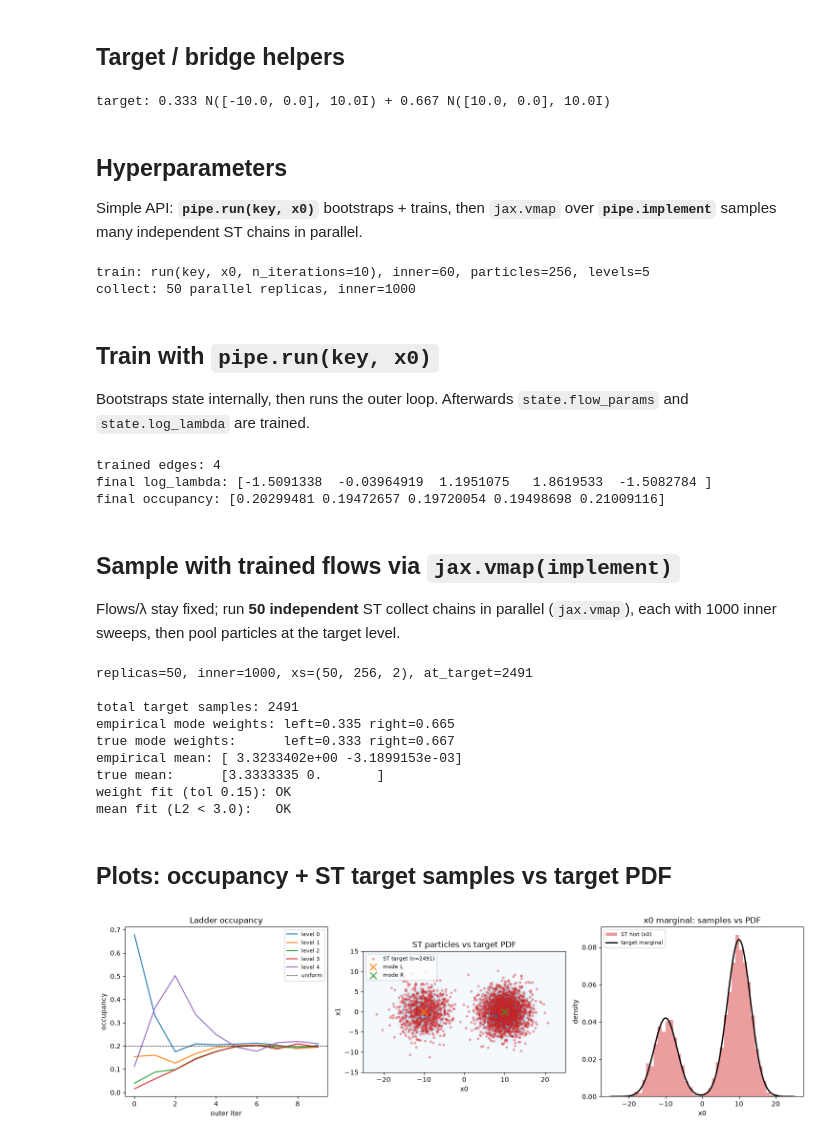
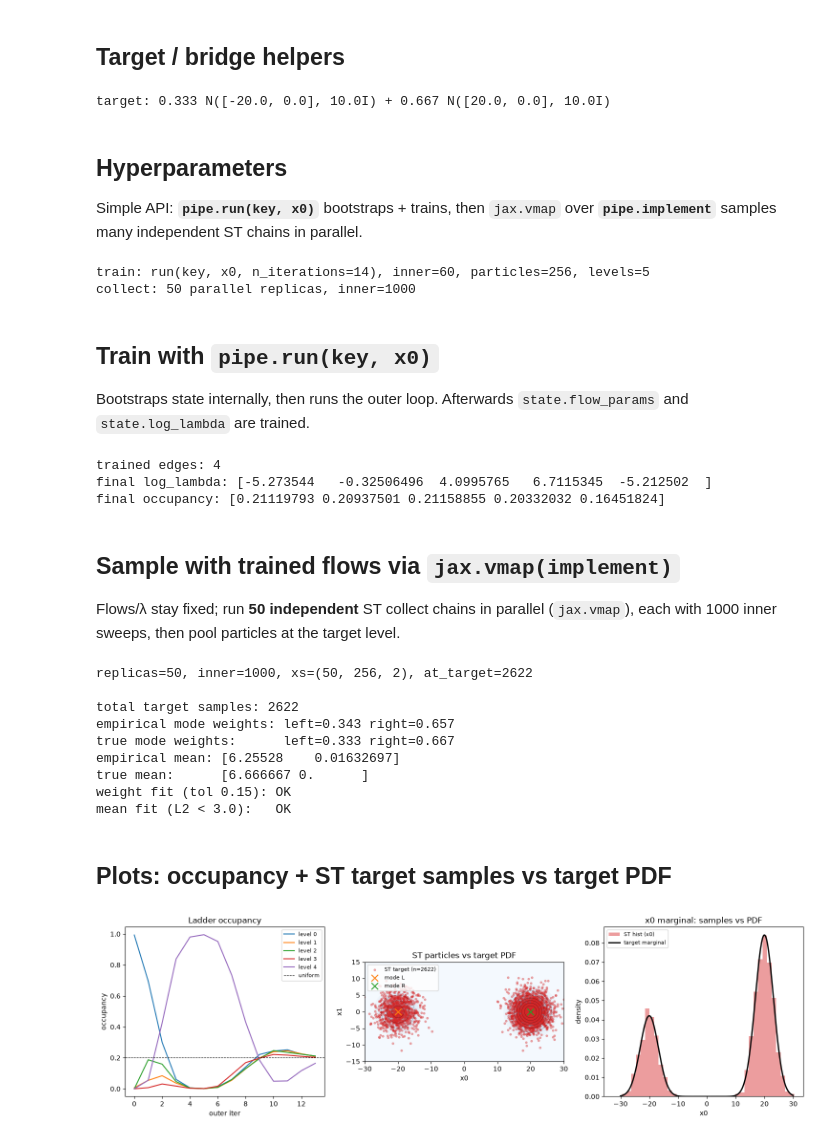
Before and after one commit to saobangmath/jax-krystal, a Jupyter notebook: examples/bimodal_st.ipynb, the cells around one changed output. Cells and saved outputs as stored; diff of their text form; code cells hidden in the pictures.

```diff
--- a/examples/bimodal_st.ipynb
+++ b/examples/bimodal_st.ipynb
@@ -63,8 +62,8 @@ has implement_replicas: True
 # %%
 DIM = 2
 VAR = 10.0
-MEAN_LEFT = jnp.array([-10.0, 0.0])
-MEAN_RIGHT = jnp.array([10.0, 0.0])
+MEAN_LEFT = jnp.array([-20.0, 0.0])
+MEAN_RIGHT = jnp.array([20.0, 0.0])
 W_LEFT = 1.0 / 3.0
 W_RIGHT = 2.0 / 3.0
 
@@ -117,7 +116,7 @@ def marginal_x0_pdf(x):
 
 print(f"target: {W_LEFT:.3f} N({MEAN_LEFT.tolist()}, {VAR}I) + {W_RIGHT:.3f} N({MEAN_RIGHT.tolist()}, {VAR}I)")
 # %% [output]
-target: 0.333 N([-10.0, 0.0], 10.0I) + 0.667 N([10.0, 0.0], 10.0I)
+target: 0.333 N([-20.0, 0.0], 10.0I) + 0.667 N([20.0, 0.0], 10.0I)
 # %% [markdown]
 ## Hyperparameters
 
@@ -125,7 +124,7 @@ Simple API: **`pipe.run(key, x0)`** bootstraps + trains, then `jax.vmap` over **
 # %%
 n_levels = 5
 n_particles = 256
-n_outer = 10  # short smoke run; bump up for a real experiment
+n_outer = 14  # short smoke run; bump up for a real experiment
 n_inner = 60
 # After run(): n_collect_rounds independent ST chains in parallel (vmap), each collect_inner sweeps.
 n_collect_rounds = 50
@@ -153,23 +152,26 @@ print(
     f"collect: {n_collect_rounds} parallel replicas, inner={collect_inner}"
 )
 # %% [output]
-train: run(key, x0, n_iterations=10), inner=60, particles=256, levels=5
+train: run(key, x0, n_iterations=14), inner=60, particles=256, levels=5
 collect: 50 parallel replicas, inner=1000
 # %% [markdown]
 ## Train with `pipe.run(key, x0)`
 
 Bootstraps state internally, then runs the outer loop. Afterwards `state.flow_params` and `state.log_lambda` are trained.
 # %%
+history.clear()
 state = pipe.run(k_run, x0, n_iterations=n_outer, progress=True, history=history)
 
 print(f"trained edges: {len(state.flow_params)}")
 print(f"final log_lambda: {state.log_lambda}")
 if history:
     print(f"final occupancy: {history[-1]['occupancy']}")
+else:
+    print("no training iterations (n_outer=0); history empty, flows/λ at init")
 # %% [output]
 trained edges: 4
-final log_lambda: [-1.5091338  -0.03964919  1.1951075   1.8619533  -1.5082784 ]
-final occupancy: [0.20299481 0.19472657 0.19720054 0.19498698 0.21009116]
+final log_lambda: [-5.273544   -0.32506496  4.0995765   6.7115345  -5.212502  ]
+final occupancy: [0.21119793 0.20937501 0.21158855 0.20332032 0.16451824]
 # %% [markdown]
 ## Sample with trained flows via `jax.vmap(implement)`
 
@@ -183,12 +185,10 @@ from dataclasses import replace
 
 import jax
 
-
 def collect_one(k):
     """One independent ST chain from the trained state; returns its final snapshot."""
     out = pipe.implement(replace(state, key=k))
     return out.x, out.levels
-
 
 # vmap runs all chains in parallel; jit compiles the batched sweep once.
 collect_all = jax.jit(jax.vmap(collect_one))
@@ -217,13 +217,13 @@ else:
     print(f"weight fit (tol 0.15): {'OK' if weight_ok else 'WEAK'}")
     print(f"mean fit (L2 < 3.0):   {'OK' if mean_ok else 'WEAK'}")
 # %% [output]
-replicas=50, inner=1000, xs=(50, 256, 2), at_target=2491
+replicas=50, inner=1000, xs=(50, 256, 2), at_target=2622
 
-total target samples: 2491
-empirical mode weights: left=0.335 right=0.665
+total target samples: 2622
+empirical mode weights: left=0.343 right=0.657
 true mode weights:      left=0.333 right=0.667
-empirical mean: [ 3.3233402e+00 -3.1899153e-03]
-true mean:      [3.3333335 0.       ]
+empirical mean: [6.25528    0.01632697]
+true mean:      [6.666667 0.      ]
 weight fit (tol 0.15): OK
 mean fit (L2 < 3.0):   OK
 # %% [markdown]
@@ -232,17 +232,27 @@ mean fit (L2 < 3.0):   OK
 fig, axes = plt.subplots(1, 3, figsize=(15, 4.5))
 
 # 1) Occupancy over outer iterations (from pipe.run(..., history=...))
-occ = jnp.stack([h["occupancy"] for h in history])
-for i in range(n_levels):
-    axes[0].plot(occ[:, i], label=f"level {i}")
-axes[0].axhline(1 / n_levels, color="k", ls="--", lw=0.8, label="uniform")
+if history:
+    occ = jnp.stack([h["occupancy"] for h in history])
+    for i in range(n_levels):
+        axes[0].plot(occ[:, i], label=f"level {i}")
+    axes[0].axhline(1 / n_levels, color="k", ls="--", lw=0.8, label="uniform")
+    axes[0].legend(fontsize=8)
+else:
+    axes[0].text(
+        0.5,
+        0.5,
+        "no occupancy history\n(n_outer=0)",
+        ha="center",
+        va="center",
+        transform=axes[0].transAxes,
+    )
 axes[0].set_xlabel("outer iter")
 axes[0].set_ylabel("occupancy")
 axes[0].set_title("Ladder occupancy")
-axes[0].legend(fontsize=8)
 
 # Target PDF on a grid (modes at ±10, var=10 → wider frame)
-x_min, x_max = -25.0, 25.0
+x_min, x_max = -20.0 - VAR, 20 + VAR
 y_min, y_max = -15.0, 15.0
 gs = 200
 xx, yy = jnp.meshgrid(
@@ -268,31 +278,31 @@ axes[1].scatter(*MEAN_LEFT, c="C1", marker="x", s=100, zorder=5, label="mode L")
 axes[1].scatter(*MEAN_RIGHT, c="C2", marker="x", s=100, zorder=5, label="mode R")
 axes[1].set_xlim(x_min, x_max)
 axes[1].set_ylim(y_min, y_max)
 axes[1].set_xlabel("x0")
 axes[1].set_ylabel("x1")
 axes[1].set_title("ST particles vs target PDF")
 axes[1].legend(fontsize=8, loc="upper left")
 axes[1].set_aspect("equal", adjustable="box")
 
 # 3) 1D marginal on x0: histogram vs target marginal PDF
 x_line = jnp.linspace(x_min, x_max, 400)
 marginal = marginal_x0_pdf(x_line)
 if at_target.shape[0] > 0:
     axes[2].hist(
         at_target[:, 0],
         bins=40,
         density=True,
         color="C3",
         alpha=0.45,
         label="ST hist (x0)",
     )
 axes[2].plot(x_line, marginal, "k-", lw=2, label="target marginal")
 axes[2].set_xlabel("x0")
 axes[2].set_ylabel("density")
 axes[2].set_title("x0 marginal: samples vs PDF")
 axes[2].legend(fontsize=8)
 
 fig.tight_layout()
 plt.show()
 # %% [output]
-[figure, old version]
+[figure, new version]
```
Also changed, not shown: parts of 2 cells of this notebook, 6 other files.
